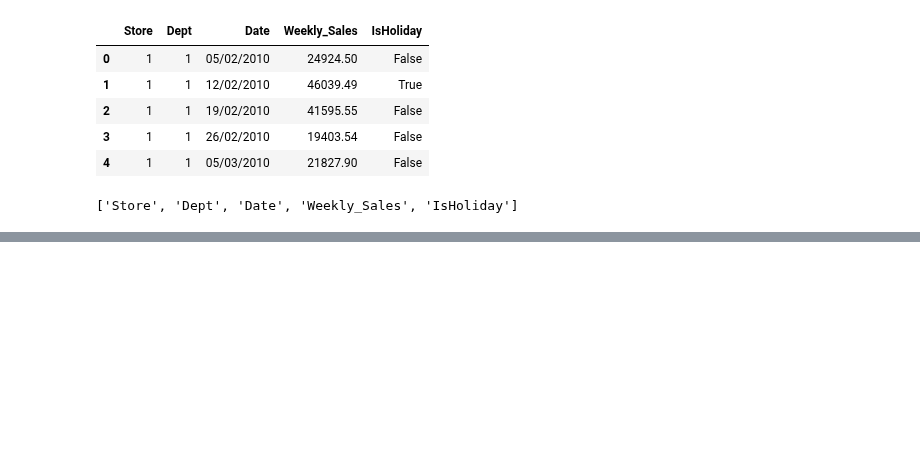
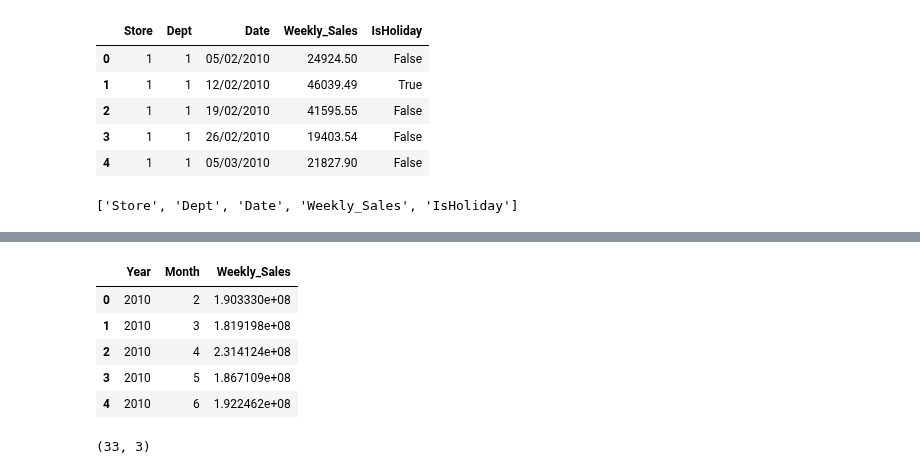
Before and after one commit to Laurentius96/DNC-DataScience, a Jupyter notebook: Materia_7-Estatistica/Aulas/DNC_DSM7_Estatistica_EDA_com_Python.ipynb, the cells around one changed output, grey strips where cells are left out. Drawn from its saved outputs; the diff is of its cells as text; code cells hidden in the pictures; blank space fills up the shorter version.

```diff
--- a/Materia_7-Estatistica/Aulas/DNC_DSM7_Estatistica_EDA_com_Python.ipynb
+++ b/Materia_7-Estatistica/Aulas/DNC_DSM7_Estatistica_EDA_com_Python.ipynb
@@ -23,0 +52,21 @@ df.columns.tolist()
+# %%
+# Agrupar por ano e mês e somar Weekly_Sales
+grouped = (
+    df.groupby(["Year", "Month"])["Weekly_Sales"]
+      .sum()
+      .reset_index()
+)
+
+# Visualizar as primeiras linhas e o formato do resultado
+grouped.head()
+# %% [output]
+|  | Year | Month | Weekly_Sales |
+| 0 | 2010 | 2 | 1.903330e+08 |
+| 1 | 2010 | 3 | 1.819198e+08 |
+| 2 | 2010 | 4 | 2.314124e+08 |
+| 3 | 2010 | 5 | 1.867109e+08 |
+| 4 | 2010 | 6 | 1.922462e+08 |
+# %%
+print(grouped.shape)
+# %% [output]
+(33, 3)
```
Also changed, not shown: parts of 4 cells of this notebook.
